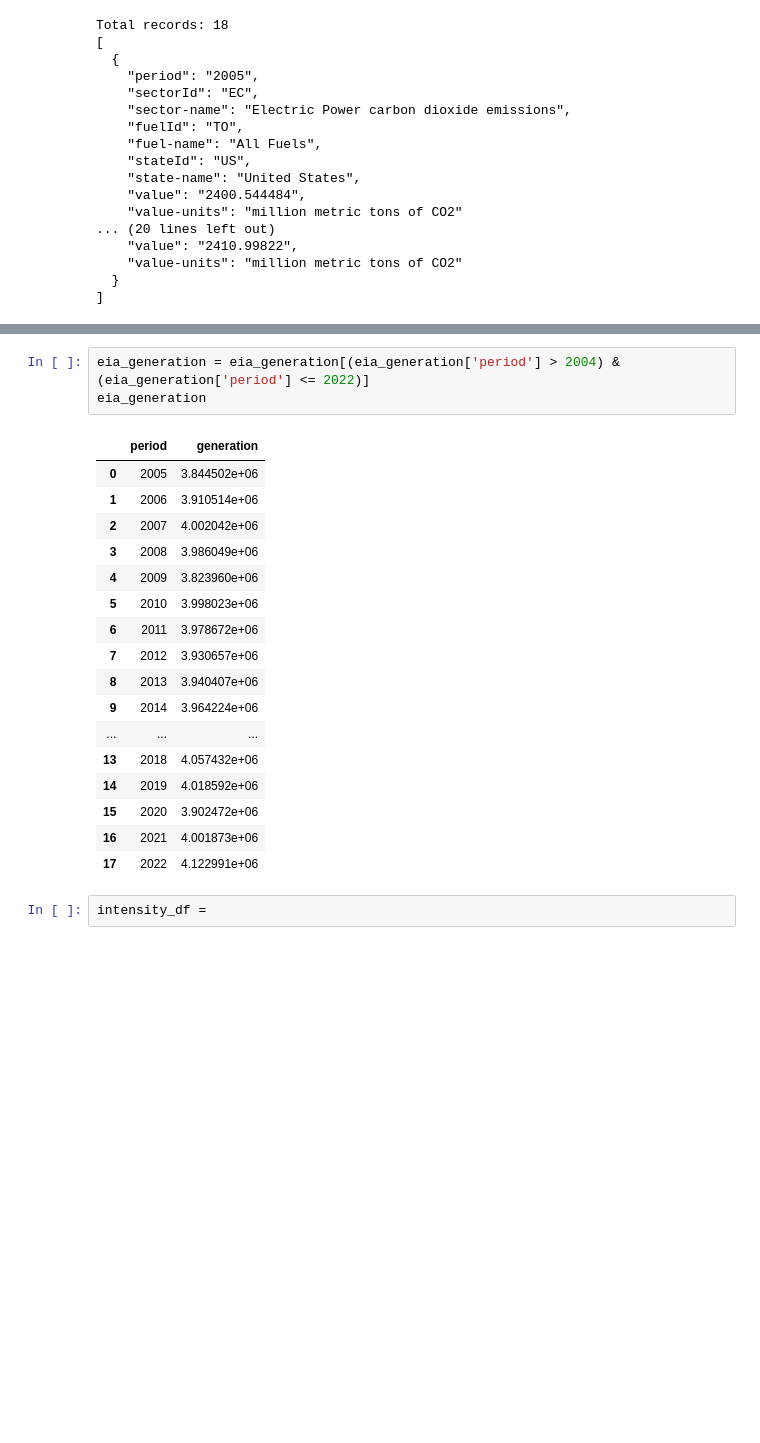
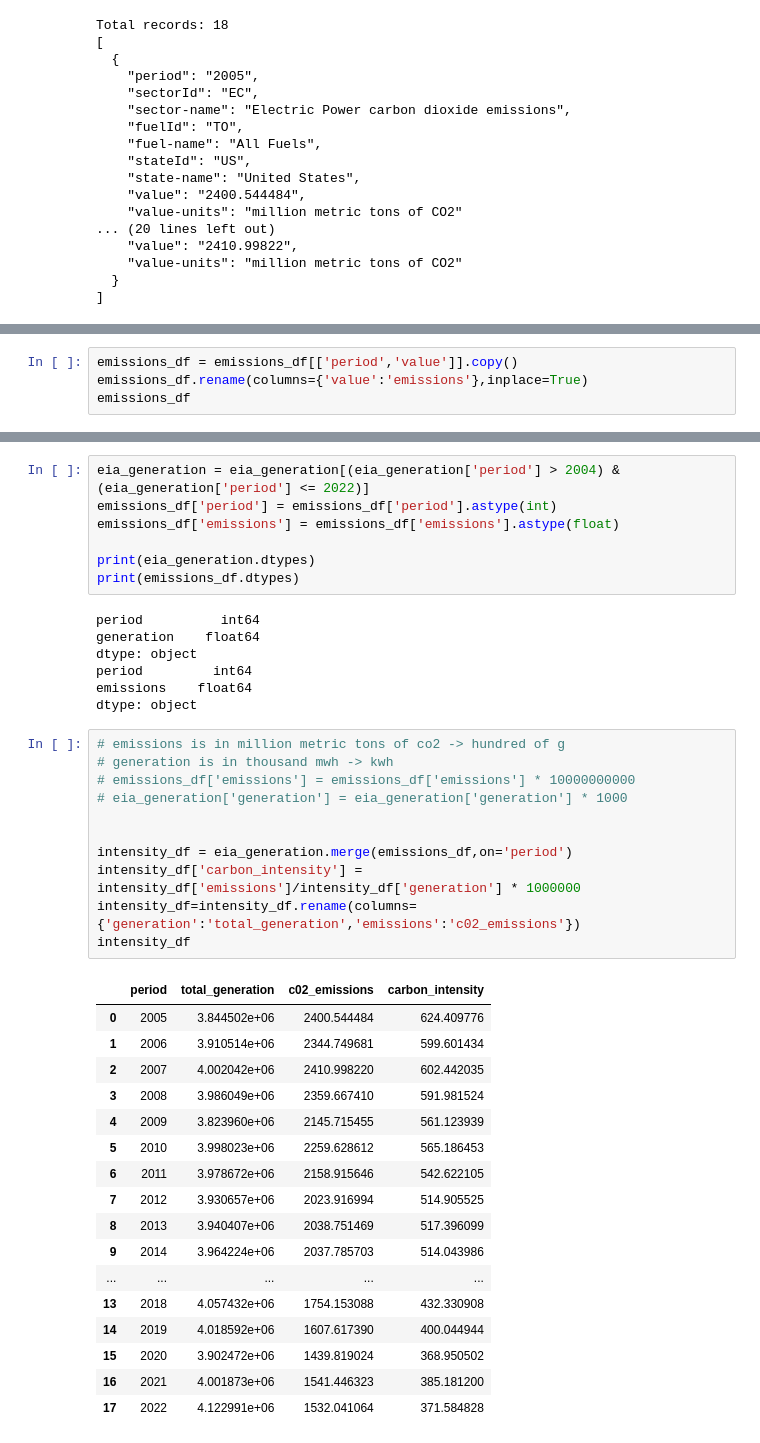
Before and after one commit to colleenpangilinan/us-emissions-dashboard, a Jupyter notebook: notebooks/01_fetch_data.ipynb, the cells around one changed output, grey strips where cells are left out. Drawn from its saved outputs; the diff is of its cells as text; blank space fills up the shorter version.

```diff
--- a/notebooks/01_fetch_data.ipynb
+++ b/notebooks/01_fetch_data.ipynb
@@ -283,0 +282,4 @@ emissions_df
+# %%
+emissions_df = emissions_df[['period','value']].copy()
+emissions_df.rename(columns={'value':'emissions'},inplace=True)
+emissions_df
@@ -284,23 +304,43 @@ emissions_df
 # %%
 eia_generation = eia_generation[(eia_generation['period'] > 2004) & (eia_generation['period'] <= 2022)]
-eia_generation
+emissions_df['period'] = emissions_df['period'].astype(int)
+emissions_df['emissions'] = emissions_df['emissions'].astype(float)
+
+print(eia_generation.dtypes)
+print(emissions_df.dtypes)
 # %% [output]
-|  | period | generation |
-| 0 | 2005 | 3.844502e+06 |
-| 1 | 2006 | 3.910514e+06 |
-| 2 | 2007 | 4.002042e+06 |
-| 3 | 2008 | 3.986049e+06 |
-| 4 | 2009 | 3.823960e+06 |
-| 5 | 2010 | 3.998023e+06 |
-| 6 | 2011 | 3.978672e+06 |
-| 7 | 2012 | 3.930657e+06 |
-| 8 | 2013 | 3.940407e+06 |
-| 9 | 2014 | 3.964224e+06 |
-| ... | ... | ... |
-| 13 | 2018 | 4.057432e+06 |
-| 14 | 2019 | 4.018592e+06 |
-| 15 | 2020 | 3.902472e+06 |
-| 16 | 2021 | 4.001873e+06 |
-| 17 | 2022 | 4.122991e+06 |
+period          int64
+generation    float64
+dtype: object
+period         int64
+emissions    float64
+dtype: object
 # %%
-intensity_df =
+# emissions is in million metric tons of co2 -> hundred of g
+# generation is in thousand mwh -> kwh
+# emissions_df['emissions'] = emissions_df['emissions'] * 10000000000
+# eia_generation['generation'] = eia_generation['generation'] * 1000
+
+
+intensity_df = eia_generation.merge(emissions_df,on='period')
+intensity_df['carbon_intensity'] = intensity_df['emissions']/intensity_df['generation'] * 1000000
+intensity_df=intensity_df.rename(columns={'generation':'total_generation','emissions':'c02_emissions'})
+intensity_df
+# %% [output]
+|  | period | total_generation | c02_emissions | carbon_intensity |
+| 0 | 2005 | 3.844502e+06 | 2400.544484 | 624.409776 |
+| 1 | 2006 | 3.910514e+06 | 2344.749681 | 599.601434 |
+| 2 | 2007 | 4.002042e+06 | 2410.998220 | 602.442035 |
+| 3 | 2008 | 3.986049e+06 | 2359.667410 | 591.981524 |
+| 4 | 2009 | 3.823960e+06 | 2145.715455 | 561.123939 |
+| 5 | 2010 | 3.998023e+06 | 2259.628612 | 565.186453 |
+| 6 | 2011 | 3.978672e+06 | 2158.915646 | 542.622105 |
+| 7 | 2012 | 3.930657e+06 | 2023.916994 | 514.905525 |
+| 8 | 2013 | 3.940407e+06 | 2038.751469 | 517.396099 |
+| 9 | 2014 | 3.964224e+06 | 2037.785703 | 514.043986 |
+| ... | ... | ... | ... | ... |
+| 13 | 2018 | 4.057432e+06 | 1754.153088 | 432.330908 |
+| 14 | 2019 | 4.018592e+06 | 1607.617390 | 400.044944 |
+| 15 | 2020 | 3.902472e+06 | 1439.819024 | 368.950502 |
+| 16 | 2021 | 4.001873e+06 | 1541.446323 | 385.181200 |
+| 17 | 2022 | 4.122991e+06 | 1532.041064 | 371.584828 |
```
Also changed, not shown: parts of 2 cells of this notebook.
